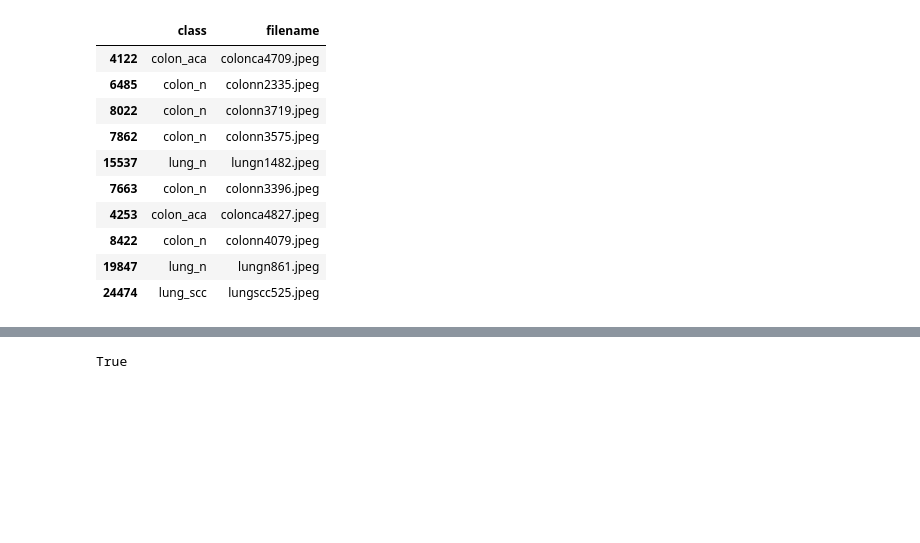
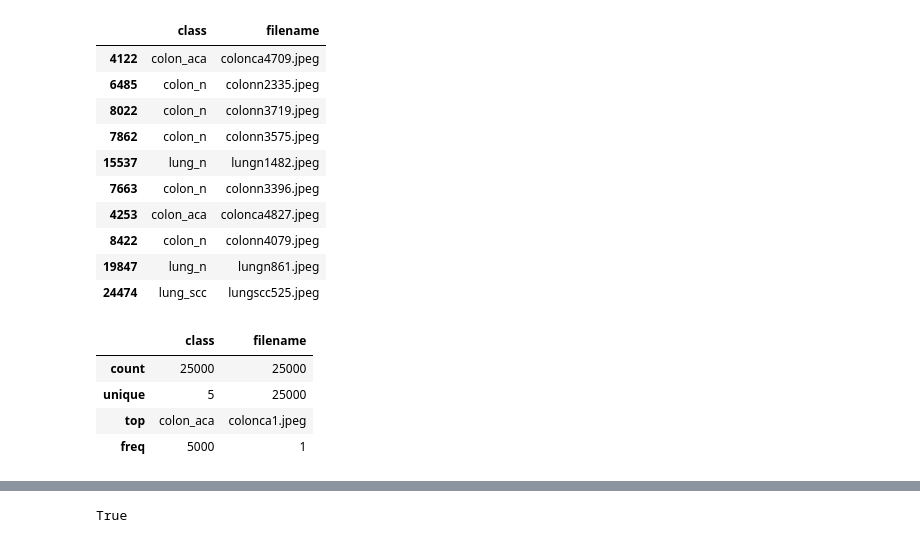
Before and after one commit to abdalrhmanu/lung-and-colon-cancer-histopathological-images, a Jupyter notebook: EDA.ipynb, the cells around one changed output, grey strips where cells are left out. Saved outputs shown, nothing was run; the diff lists cells and outputs as text; code cells hidden in the pictures; blank space fills up the shorter version.

```diff
--- a/EDA.ipynb
+++ b/EDA.ipynb
@@ -63,3 +66,11 @@ dataset_df.sample(10)
 | 8422 | colon_n | colonn4079.jpeg |
 | 19847 | lung_n | lungn861.jpeg |
 | 24474 | lung_scc | lungscc525.jpeg |
+# %%
+dataset_df.describe()
+# %% [output]
+|  | class | filename |
+| count | 25000 | 25000 |
+| unique | 5 | 25000 |
+| top | colon_aca | colonca1.jpeg |
+| freq | 5000 | 1 |
```
Also changed, not shown: parts of 3 cells of this notebook.
